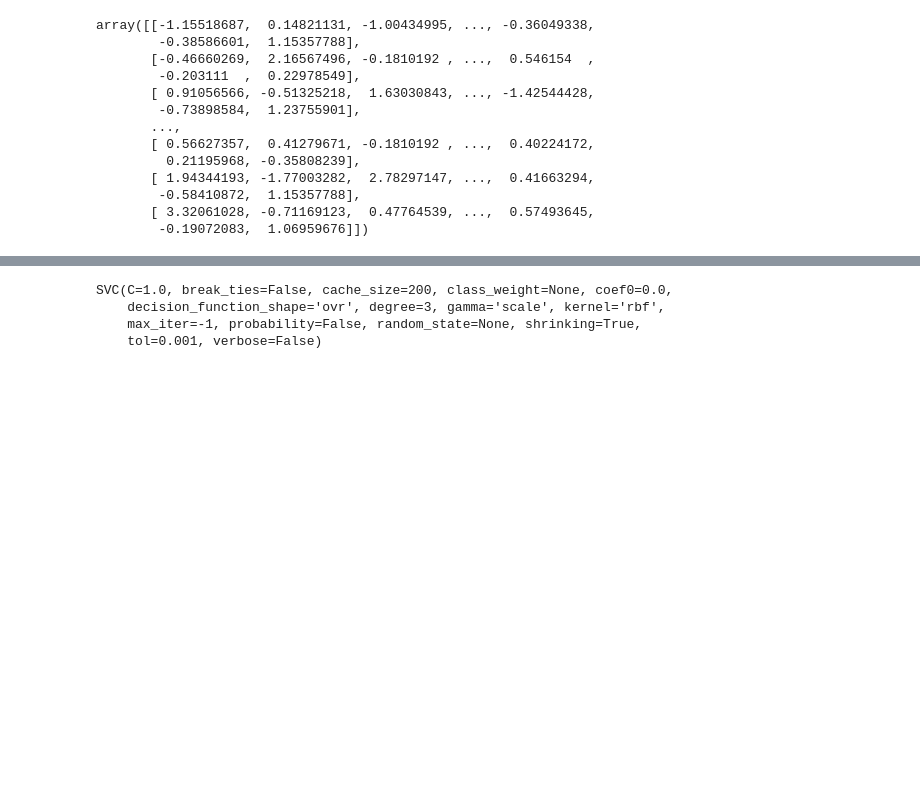
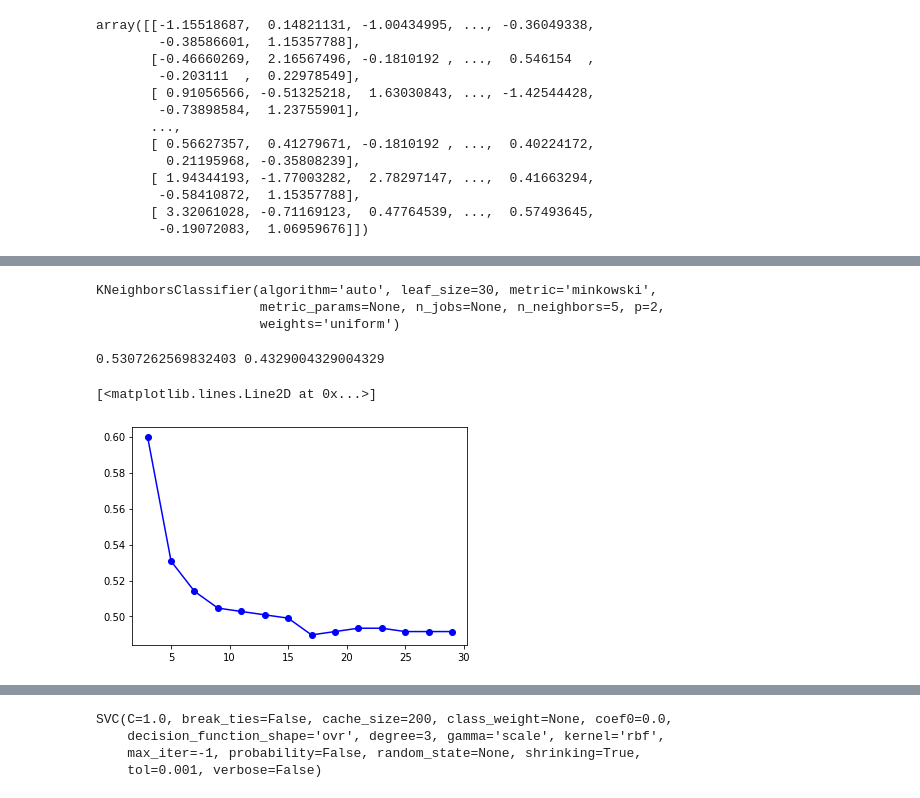
Before and after one commit to wwwsarojsingh10/diabetes_prediction, a Jupyter notebook: diabetes.ipynb, the cells around one changed output, grey strips where cells are left out. Saved outputs shown, nothing was run; the diff lists cells and outputs as text; code cells hidden in the pictures; blank space fills up the shorter version.

```diff
--- a/diabetes.ipynb
+++ b/diabetes.ipynb
@@ -178,0 +277,28 @@ array([[-1.15518687,  0.14821131, -1.00434995, ..., -0.36049338,
+# %%
+neigh.fit(train.iloc[:,0:4],train.iloc[:,4])
+# %% [output]
+KNeighborsClassifier(algorithm='auto', leaf_size=30, metric='minkowski',
+                     metric_params=None, n_jobs=None, n_neighbors=5, p=2,
+                     weights='uniform')
+# %%
+train_acc = np.mean(neigh.predict(train.iloc[:,0:4])==train.iloc[:,4])
+# %%
+test_acc = np.mean(neigh.predict(test.iloc[:,0:4])==test.iloc[:,4])
+
+print(train_acc,test_acc)
+# %% [output]
+0.5307262569832403 0.4329004329004329
+# %%
+acc = []
+# %%
+for i in range(3,30,2):
+    neigh = KNC(n_neighbors=i)
+    neigh.fit(train.iloc[:,0:4],train.iloc[:,4])
+    train_acc = np.mean(neigh.predict(train.iloc[:,0:4])==train.iloc[:,4])
+    test_acc = np.mean(neigh.predict(test.iloc[:,0:4])==test.iloc[:,4])
+    acc.append([train_acc,test_acc])
+# %%
+plt.plot(np.arange(3,30,2),[i[0] for i in acc],"bo-")
+# %% [output]
+[<matplotlib.lines.Line2D at 0x...>]
+[figure, added]
```
Also changed, not shown: parts of 17 cells of this notebook.
